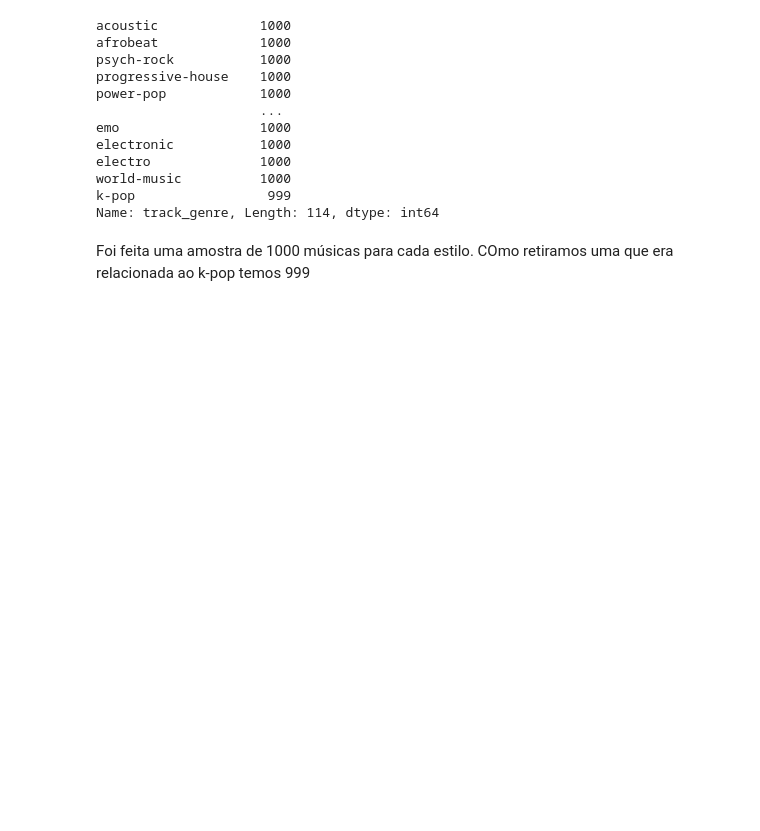
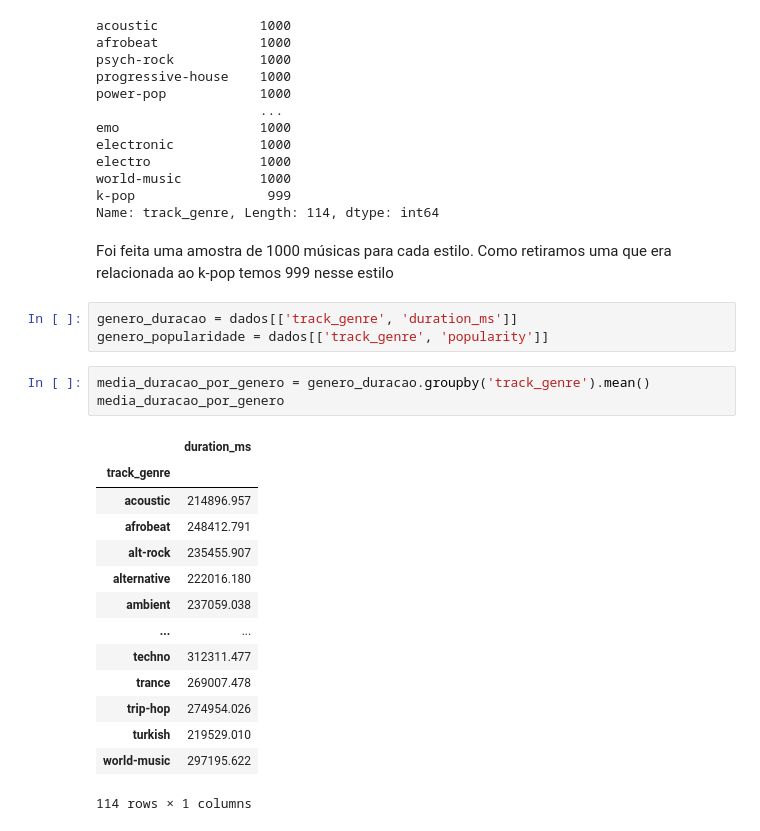
Before and after one commit to brenocolaco/Analise-do-Spotify, a Jupyter notebook: Análise do Spotify.ipynb, the cells around one changed output. Saved outputs shown, nothing was run; the diff lists cells and outputs as text; blank space fills up the shorter version.

```diff
--- a/Análise do Spotify.ipynb
+++ b/Análise do Spotify.ipynb
@@ -179,4 +179,25 @@ world-music          1000
 k-pop                 999
 Name: track_genre, Length: 114, dtype: int64
 # %% [markdown]
-Foi feita uma amostra de 1000 músicas para cada estilo. COmo retiramos uma que era relacionada ao k-pop temos 999
+Foi feita uma amostra de 1000 músicas para cada estilo. Como retiramos uma que era relacionada ao k-pop temos 999 nesse estilo
+# %%
+genero_duracao = dados[['track_genre', 'duration_ms']]
+genero_popularidade = dados[['track_genre', 'popularity']]
+# %%
+media_duracao_por_genero = genero_duracao.groupby('track_genre').mean()
+media_duracao_por_genero
+# %% [output]
+|  | duration_ms |
+| track_genre |  |
+| acoustic | 214896.957 |
+| afrobeat | 248412.791 |
+| alt-rock | 235455.907 |
+| alternative | 222016.180 |
+| ambient | 237059.038 |
+| ... | ... |
+| techno | 312311.477 |
+| trance | 269007.478 |
+| trip-hop | 274954.026 |
+| turkish | 219529.010 |
+| world-music | 297195.622 |
+114 rows × 1 columns
```
Also changed, not shown: parts of 3 cells of this notebook.
